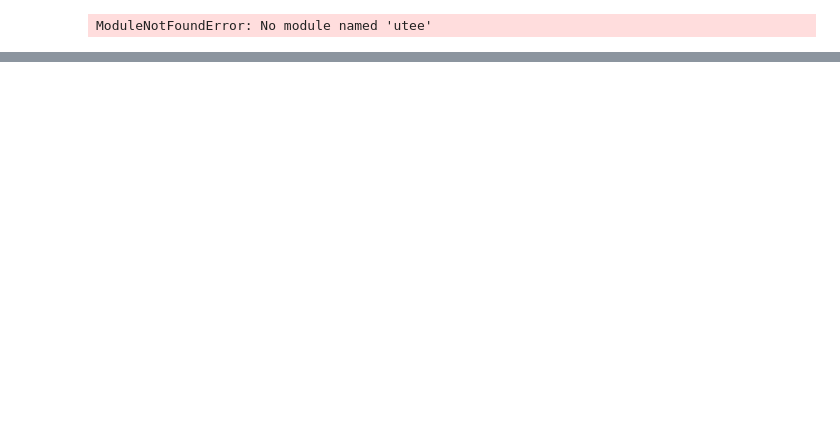
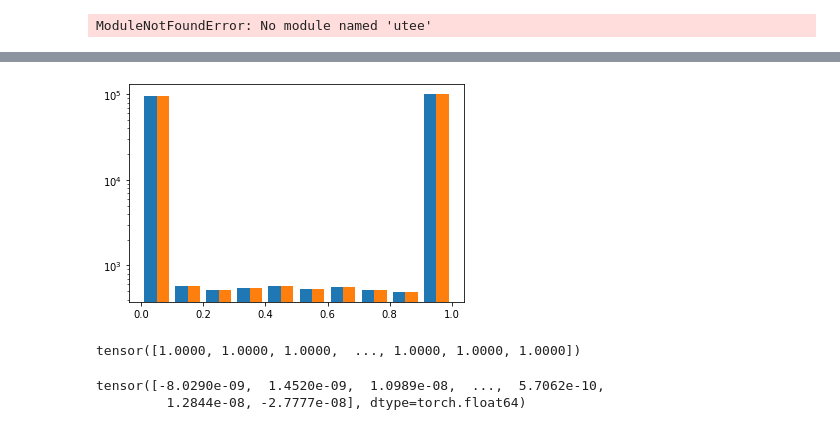
Before and after one commit to microsoft/distance-learner, a Jupyter notebook: notebooks/Playground.ipynb, the cells around one changed output, grey strips where cells are left out. Drawn from its saved outputs; the diff is of its cells as text; code cells hidden in the pictures; blank space fills up the shorter version.

```diff
--- a/notebooks/Playground.ipynb
+++ b/notebooks/Playground.ipynb
@@ -607,0 +558,14 @@ tensor([[ 2.2204e-16,         inf],
+# %%
+plt.hist(val_set.normed_all_smooth_distances.numpy(), log=True)
+plt.show()
+# %% [output]
+[figure, added]
+# %%
+torch.linalg.norm(train_set.normed_all_points[train_set.class_labels == 0], dim=1)
+# %% [output]
+tensor([1.0000, 1.0000, 1.0000,  ..., 1.0000, 1.0000, 1.0000])
+# %%
+torch.linalg.norm((train_set.all_points - train_set.x_cn + torch.Tensor([0] * 500))[train_set.class_labels == 1], dim=1) - 1.3
+# %% [output]
+tensor([-8.0290e-09,  1.4520e-09,  1.0989e-08,  ...,  5.7062e-10,
+         1.2844e-08, -2.7777e-08], dtype=torch.float64)
```
Also changed, not shown: parts of 21 cells of this notebook, 2 other files.
